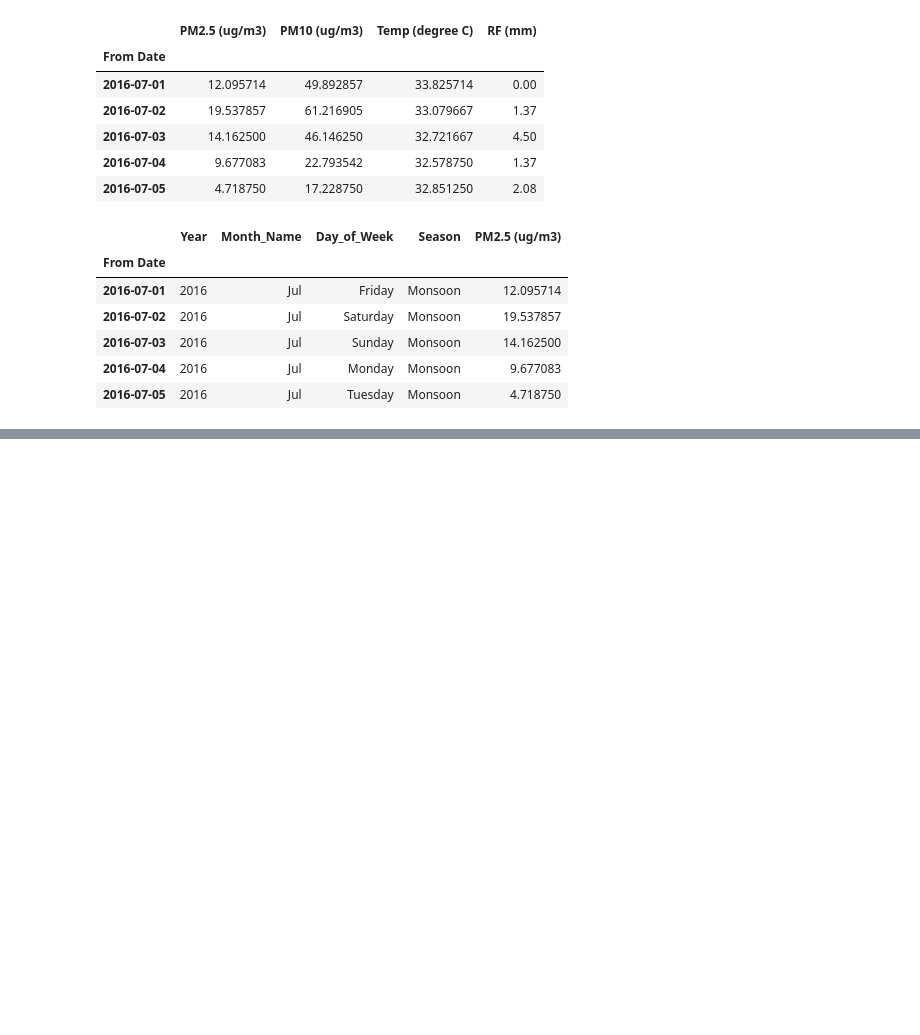
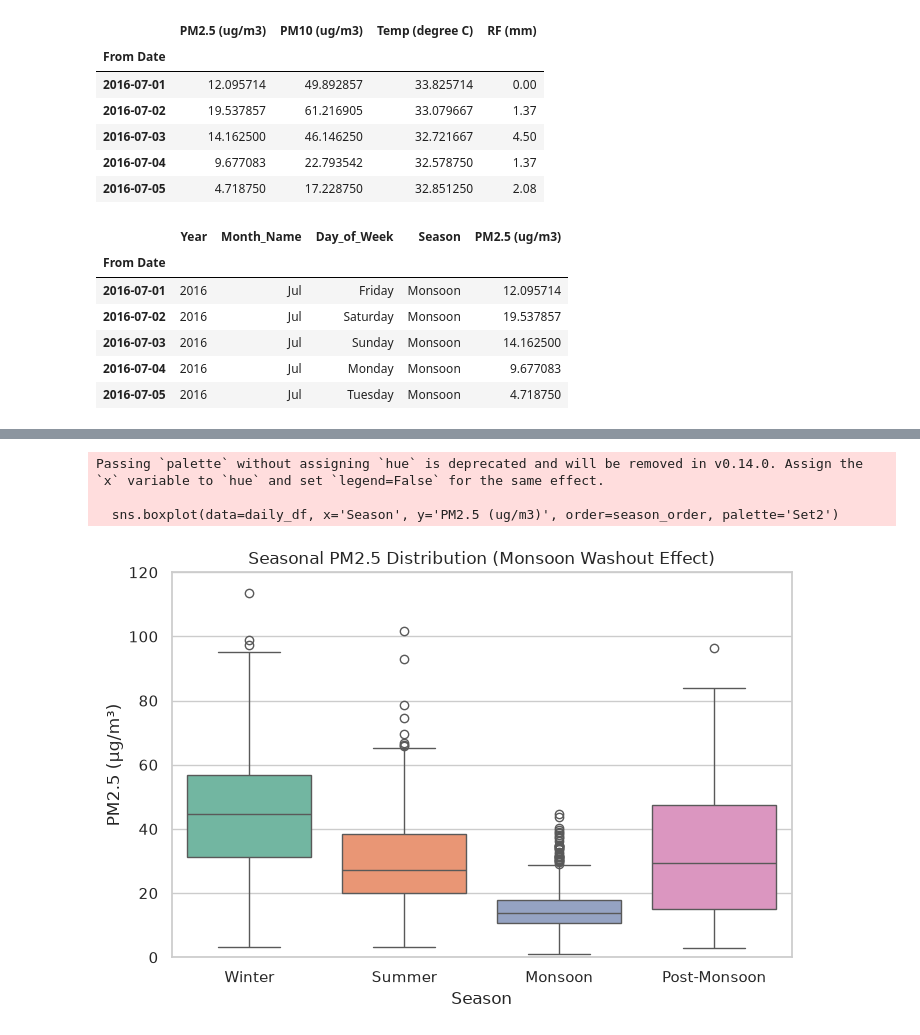
Before and after one commit to aswanth-mc/air_quality_data_analysis_2010-2023, a Jupyter notebook: 01_cleaning_eda.ipynb, the cells around one changed output, grey strips where cells are left out. Saved outputs shown, nothing was run; the diff lists cells and outputs as text; code cells hidden in the pictures; blank space fills up the shorter version.

```diff
--- a/01_cleaning_eda.ipynb
+++ b/01_cleaning_eda.ipynb
@@ -152,0 +177,14 @@ daily_df.to_csv('data/daily_cleand.csv')
+# %%
+plt.figure(figsize=(8, 5))
+season_order = ['Winter', 'Summer', 'Monsoon', 'Post-Monsoon']
+
+sns.boxplot(data=daily_df, x='Season', y='PM2.5 (ug/m3)', order=season_order, palette='Set2')
+plt.title('Seasonal PM2.5 Distribution (Monsoon Washout Effect)')
+plt.ylabel('PM2.5 (µg/m³)')
+plt.ylim(0, 120)  # Zooms in on 0–120 so extreme outliers don't squish the boxes
+plt.show()
+# %% [output]
+Passing `palette` without assigning `hue` is deprecated and will be removed in v0.14.0. Assign the `x` variable to `hue` and set `legend=False` for the same effect.
+
+  sns.boxplot(data=daily_df, x='Season', y='PM2.5 (ug/m3)', order=season_order, palette='Set2')
+[figure, added]
```
Also changed, not shown: parts of 3 cells of this notebook.
